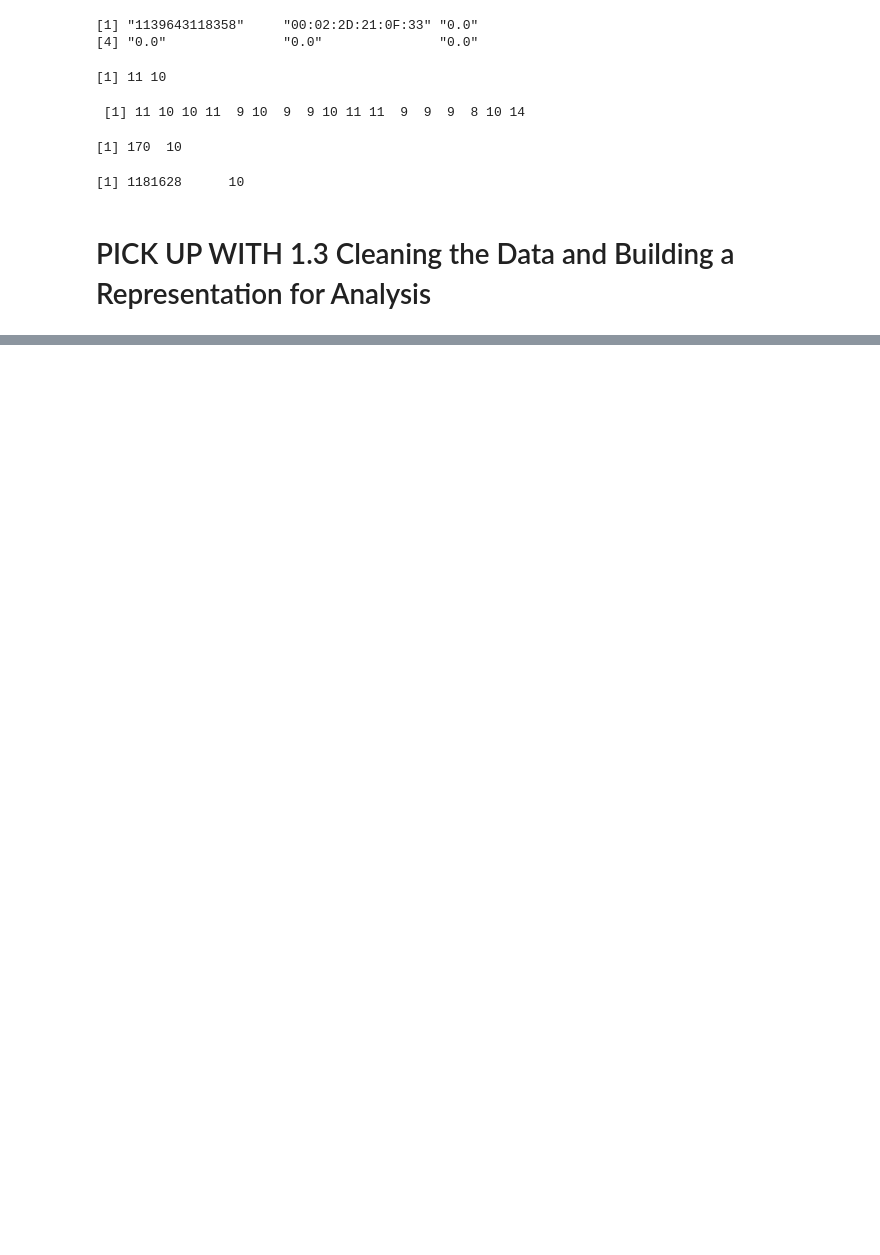
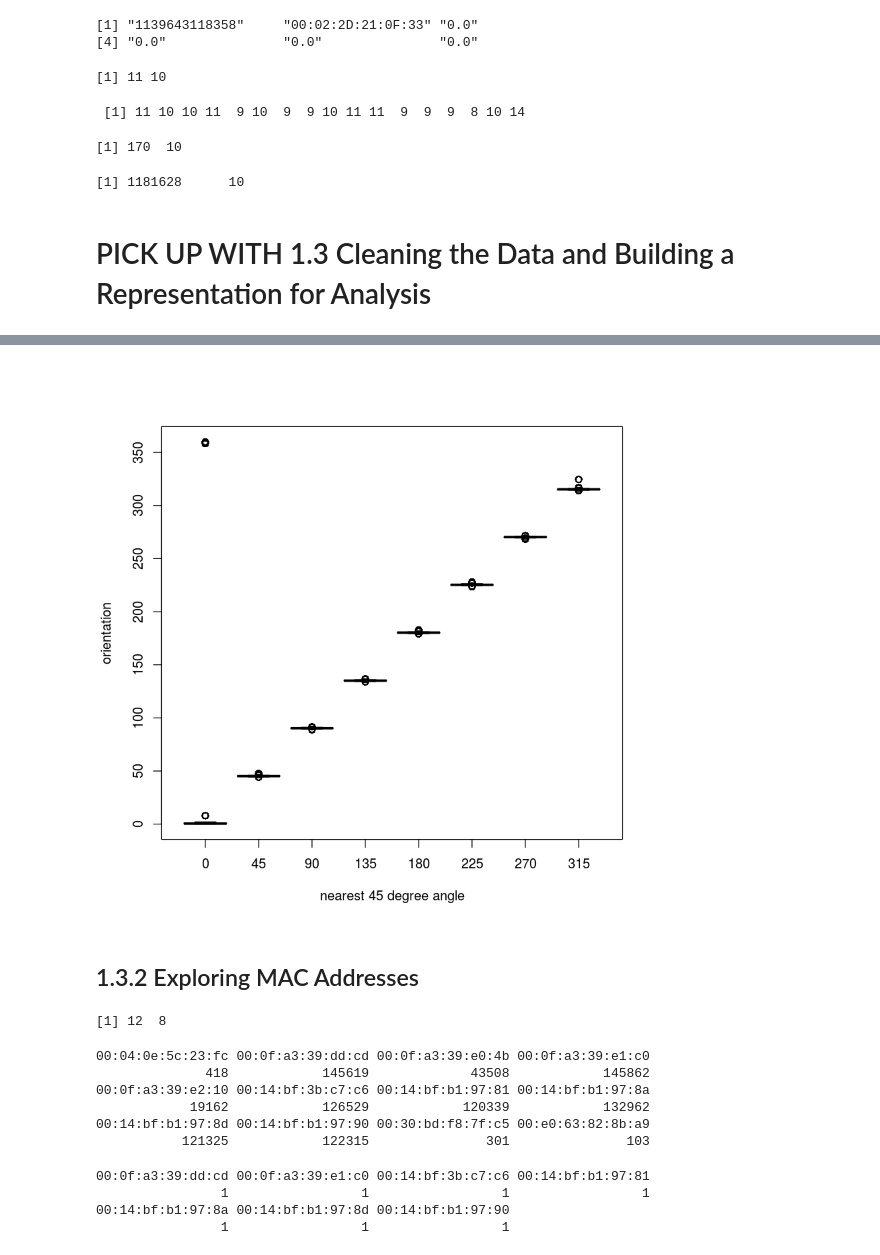
Before and after one commit to CaseyRMartinez/QTW_CaseStudies, a Jupyter notebook: RTLS_CaseStudy1.ipynb, the cells around one changed output, grey strips where cells are left out. Drawn from its saved outputs; the diff is of its cells as text; code cells hidden in the pictures; blank space fills up the shorter version.

Commit message:
Data prep finished
Analysis can start. May want to combine all data prep into one function.

```diff
--- a/RTLS_CaseStudy1.ipynb
+++ b/RTLS_CaseStudy1.ipynb
@@ -116,0 +186,27 @@ dim(offline)
+# %%
+roundOrientation = function(angles) {
+    refs = seq(0, by = 45, length = 9)
+    q = sapply(angles, function(o) which.min(abs(o-refs)))
+    c(refs[1:8], 0)[q]
+}
+
+offline$angle = roundOrientation(offline$orientation)
+# %%
+with(offline, boxplot(orientation ~ angle, xlab = "nearest 45 degree angle", ylab="orientation"))
+# %% [output]
+[figure, added]
+# %% [markdown]
+## 1.3.2 Exploring MAC Addresses
+# %%
+c(length(unique(offline$mac)), length(unique(offline$channel)))
+# %% [output]
+[1] 12  8
+# %%
+table(offline$mac)
+# %% [output]
+00:04:0e:5c:23:fc 00:0f:a3:39:dd:cd 00:0f:a3:39:e0:4b 00:0f:a3:39:e1:c0
+              418            145619             43508            145862
+00:0f:a3:39:e2:10 00:14:bf:3b:c7:c6 00:14:bf:b1:97:81 00:14:bf:b1:97:8a
+            19162            126529            120339            132962
+00:14:bf:b1:97:8d 00:14:bf:b1:97:90 00:30:bd:f8:7f:c5 00:e0:63:82:8b:a9
+           121325            122315               301               103
@@ -116,0 +216,8 @@ dim(offline)
+# %%
+macChannel = with(offline, table(mac, channel))
+apply(macChannel, 1, function(x) sum(x > 0))
+# %% [output]
+00:0f:a3:39:dd:cd 00:0f:a3:39:e1:c0 00:14:bf:3b:c7:c6 00:14:bf:b1:97:81
+                1                 1                 1                 1
+00:14:bf:b1:97:8a 00:14:bf:b1:97:8d 00:14:bf:b1:97:90
+                1                 1                 1
```
Also changed, not shown: parts of 23 cells of this notebook.
